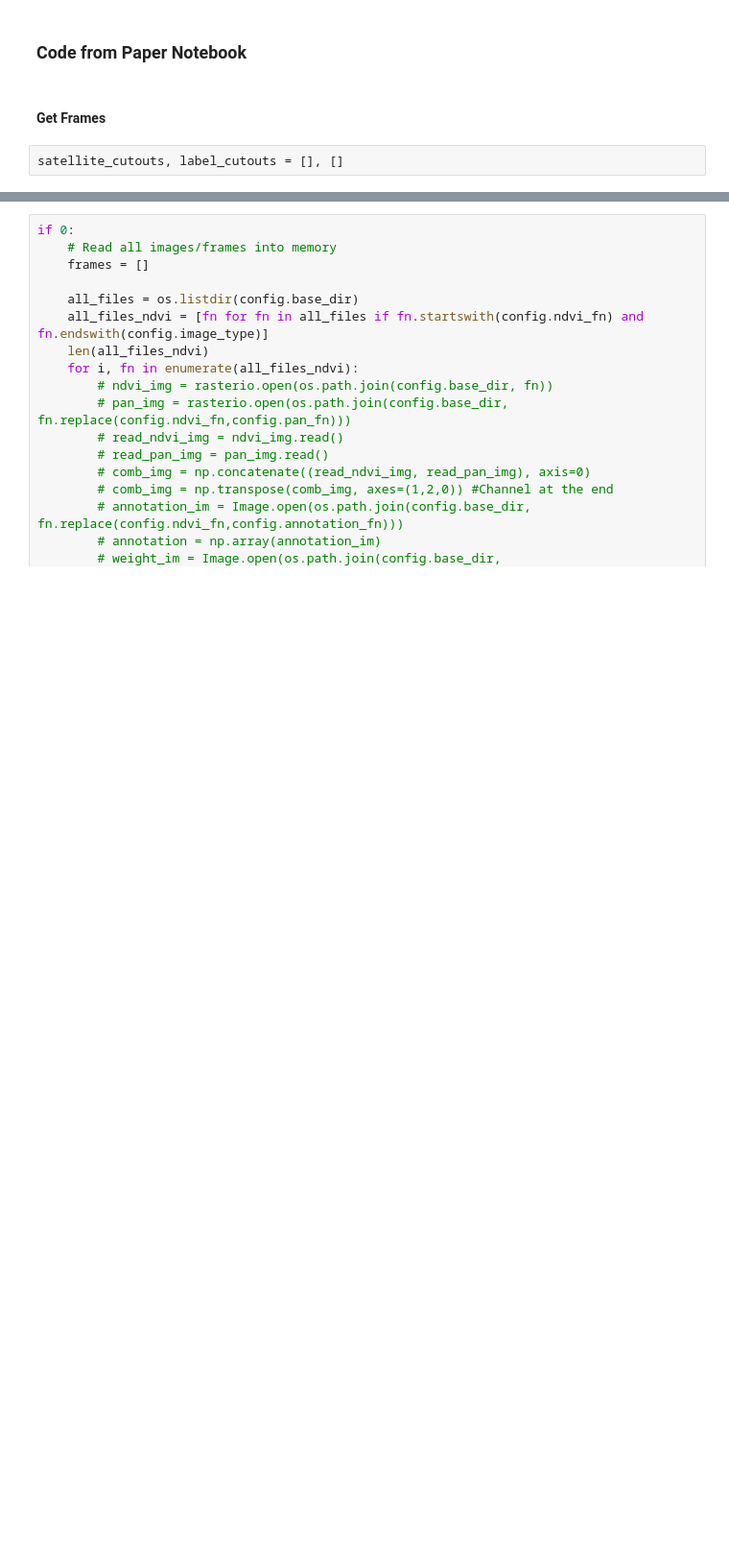
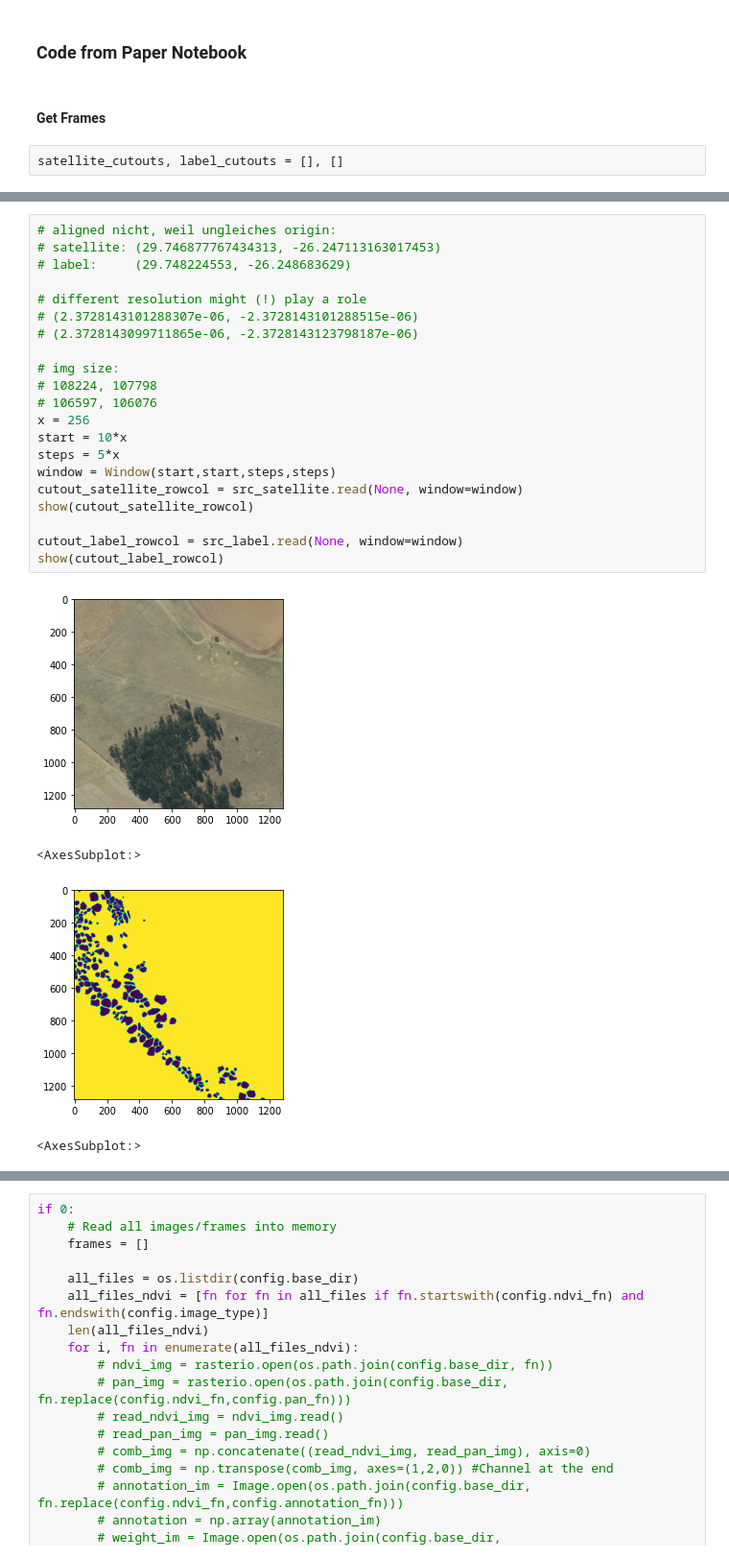
Before and after one commit to lgiesen/DL-Semantic-Segmentation-of-Tree-Stock-in-South-Africa-Using-Satellite-Images, a Jupyter notebook: 3_train_eval_pred.ipynb, the cells around one changed output, grey strips where cells are left out. Shown at 96% size. Saved outputs shown, nothing was run; the diff lists cells and outputs as text; blank space fills up the shorter version.

```diff
--- a/3_train_eval_pred.ipynb
+++ b/3_train_eval_pred.ipynb
@@ -244 +331,27 @@ from sys import platform
+# %%
+# aligned nicht, weil ungleiches origin:
+# satellite: (29.746877767434313, -26.247113163017453)
+# label:     (29.748224553, -26.248683629)
+
+# different resolution might (!) play a role
+# (2.3728143101288307e-06, -2.3728143101288515e-06)
+# (2.3728143099711865e-06, -2.3728143123798187e-06)
+
+# img size:
+# 108224, 107798
+# 106597, 106076
+x = 256
+start = 10*x
+steps = 5*x
+window = Window(start,start,steps,steps)
+cutout_satellite_rowcol = src_satellite.read(None, window=window)
+show(cutout_satellite_rowcol)
+
+cutout_label_rowcol = src_label.read(None, window=window)
+show(cutout_label_rowcol)
+# %% [output]
+[figure, added]
+<AxesSubplot:>
+[figure, added]
+<AxesSubplot:>
 # %%
```
Also changed, not shown: parts of 28 cells of this notebook, 3 other files.
